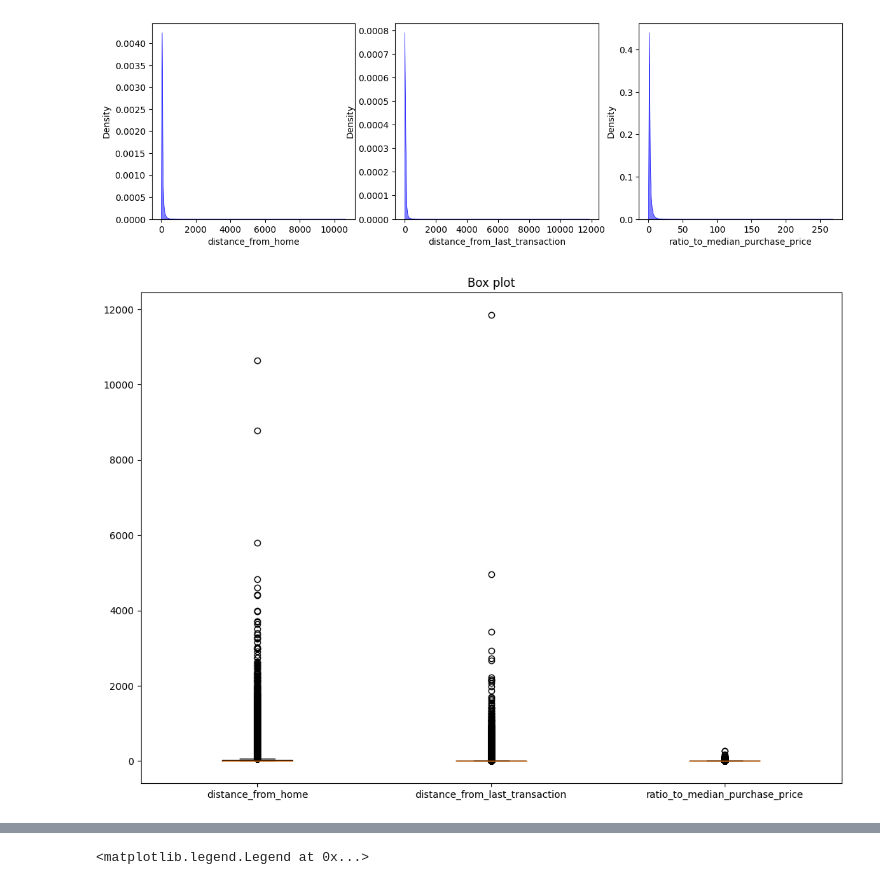
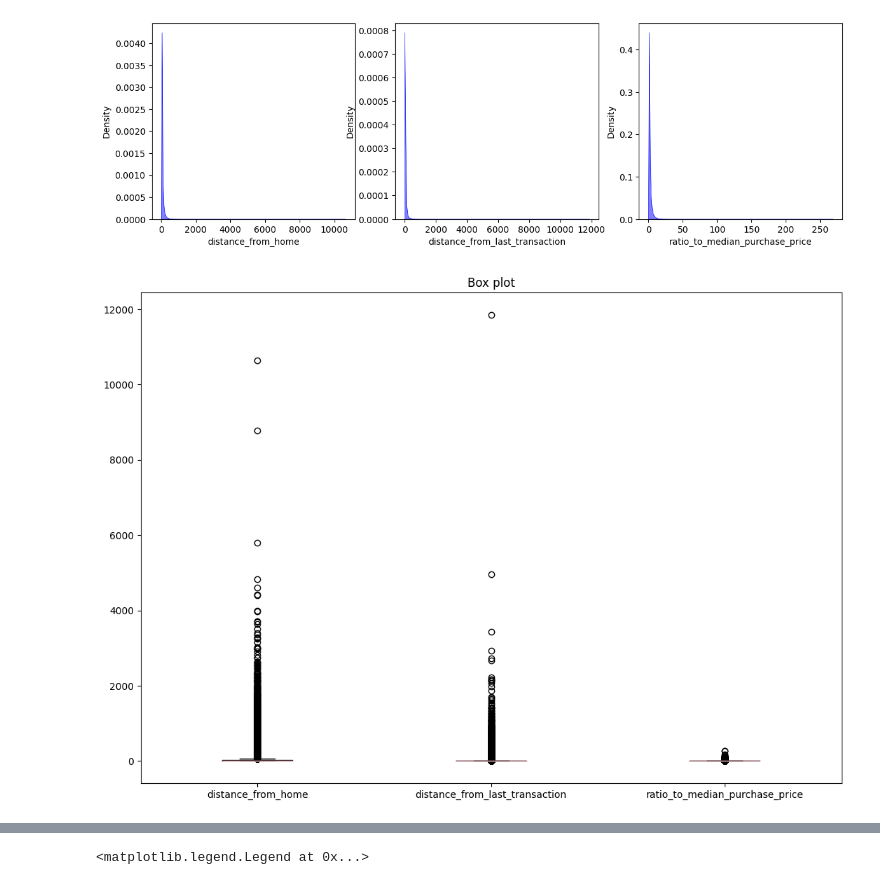
Before and after one commit to lisaburini/data-science, a Jupyter notebook: PythonProject/Classification/data_visualization.ipynb, the cells around one changed output, grey strips where cells are left out. Drawn from its saved outputs; the diff is of its cells as text; code cells hidden in the pictures.

Commit message:
data visualization update (classification)

```diff
--- a/PythonProject/Classification/data_visualization.ipynb
+++ b/PythonProject/Classification/data_visualization.ipynb
@@ -88,25 +88,25 @@ Median Absolute Deviation for ratio_to_median_purchase_price:  0.641907699847101
 # %%
 
 # Box plot
 
 box_data = [data["distance_from_home"], data["distance_from_last_transaction"], data["ratio_to_median_purchase_price"]]
 
 fig = plt.figure(figsize =(10, 7))
 
 # Creating axes instance
 ax = fig.add_axes([0, 0, 1, 1])
 
 # Creating plot
-bp = ax.boxplot(box_data)
+bp = ax.boxplot(box_data, medianprops={"color": "pink"})
 
 # x-axis labels
 ax.set_xticklabels(["distance_from_home", "distance_from_last_transaction",
                     "ratio_to_median_purchase_price"])
 
 # Adding title
 plt.title("Box plot")
 
 # show plot
 plt.show()
 # %% [output]
-[figure, old version]
+[figure, new version]
```
Also changed, not shown: parts of 4 cells of this notebook.
